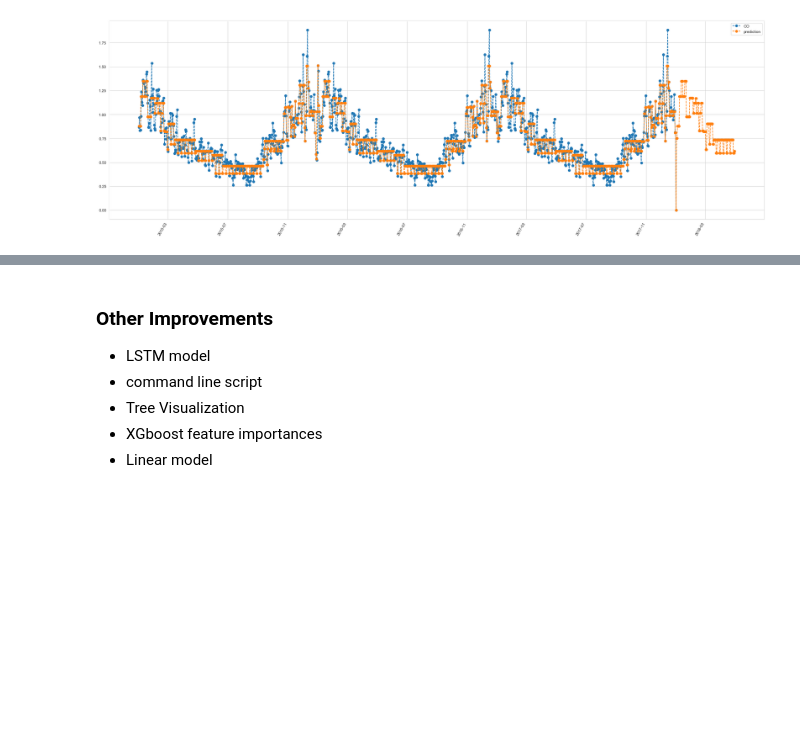
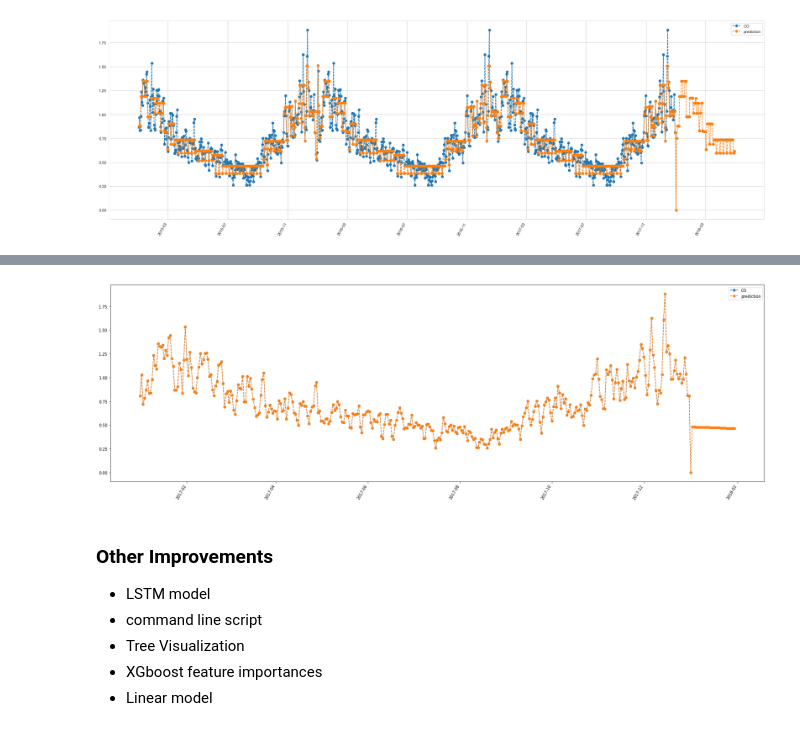
Before and after one commit to faizanahemad/data-science, a Jupyter notebook: upwork/madrid/Predicting_pollution.ipynb, the cells around one changed output, grey strips where cells are left out. Saved outputs shown, nothing was run; the diff lists cells and outputs as text; code cells hidden in the pictures; blank space fills up the shorter version.

```diff
--- a/upwork/madrid/Predicting_pollution.ipynb
+++ b/upwork/madrid/Predicting_pollution.ipynb
@@ -200,16 +201,22 @@ def train_predict_by_station(df,start="2016",end="2018",format="%Y",model="xgboo
         test_prediction = regressor.predict(df_test[features])
     elif model=='linear':
         pass
-    elif model=="arima":
+    elif model=='arima':
+        df_arima = df_train[df_train['station']==station][['date','CO']]
+        df_arima.index = df_arima['date']
+        df_arima.drop(['date'],axis=1,inplace=True)
+        regressor = ARIMA(order=(2, 1, 1), seasonal_order=(0, 1, 1, 12)).fit(y=df_arima)
+        test_prediction = regressor.predict(n_periods=int(next_days))
+    elif model=="auto-arima":
         from pyramid.arima import auto_arima
         df_arima = df_train[df_train['station']==station][['date','CO']]
         df_arima.index = df_arima['date']
         df_arima.drop(['date'],axis=1,inplace=True)
-        regressor = auto_arima(df_arima, start_p=2, start_q=1,
-                           max_p=3, max_q=3, m=12,
+        regressor = auto_arima(df_arima, start_p=2, start_q=2,
+                           max_p=4, max_q=3, m=12,
                            start_P=0, seasonal=True,
                            d=1, D=1, trace=True,
-                           error_action='ignore',
+                           error_action='ignore',n_fits=depth,
                            suppress_warnings=True,
                            stepwise=True)
 
@@ -224,8 +231,10 @@ def train_predict_by_station(df,start="2016",end="2018",format="%Y",model="xgboo
 
 
 
-
-    train_prediction = regressor.predict(df_train[df_train["station"]==station][features])
+    if model in ["tree","xgboost"]:
+        train_prediction = regressor.predict(df_train[df_train["station"]==station][features])
+    else:
+        train_prediction = df_train[df_train["station"]==station]['CO']
 
     df_results = df_train[df_train["station"]==station].copy()
     df_test['CO'] = np.nan
@@ -306,6 +315,5 @@ plot_ts(results,columns=["CO",'prediction'],start="2012",)
 {'fit_time': array([0.31150699, 0.29507589, 0.30539203, 0.32798481]), 'score_time': array([0.00684524, 0.00619698, 0.00667   , 0.00560832]), 'test_score': array([-0.11861432, -0.10565142, -0.10572624, ...
 [figure]
 # %%
-results = train_predict_by_station(df,start="2015",end="2018",station=28079038,next_days=120,model='arima',depth=8)['results']
-plot_ts(results,columns=["CO",'prediction'],start="2012",)
+results = train_predict_by_station(df,start="2016",end="2018",station=28079038,next_days=30,model='auto-arima',depth=2)['results']
 # %% [output]
@@ -318,3 +339,7 @@ Fit ARIMA: order=(1, 1, 1) seasonal_order=(1, 1, 0, 12); AIC=-96889.124, BIC=-96
+# %%
+plot_ts(results,columns=["CO",'prediction'],start="2017",)
+# %% [output]
+[figure, added]
 # %% [markdown]
 ### Other Improvements
 - LSTM model
```
Also changed, not shown: parts of 4 cells of this notebook, 27 other files.
